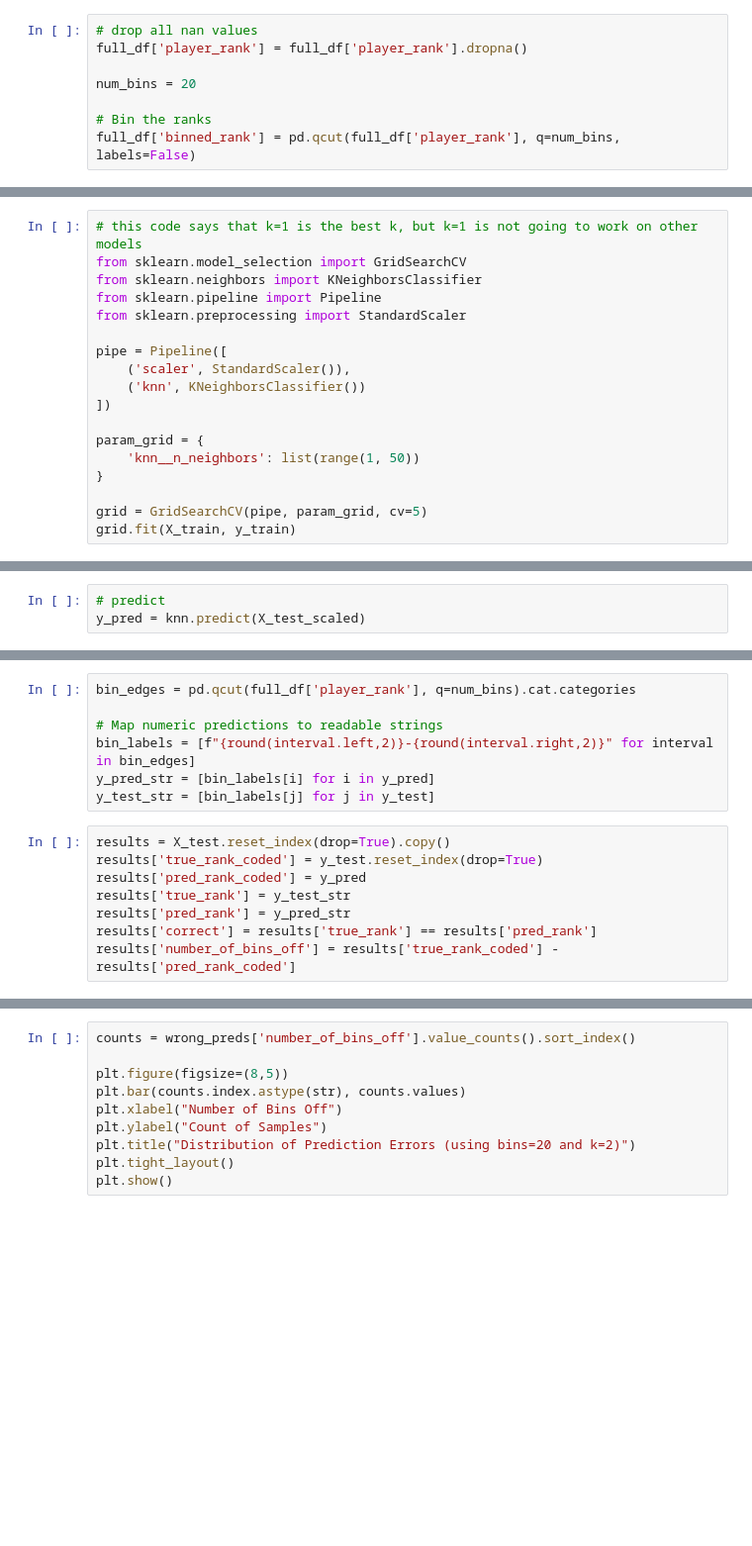
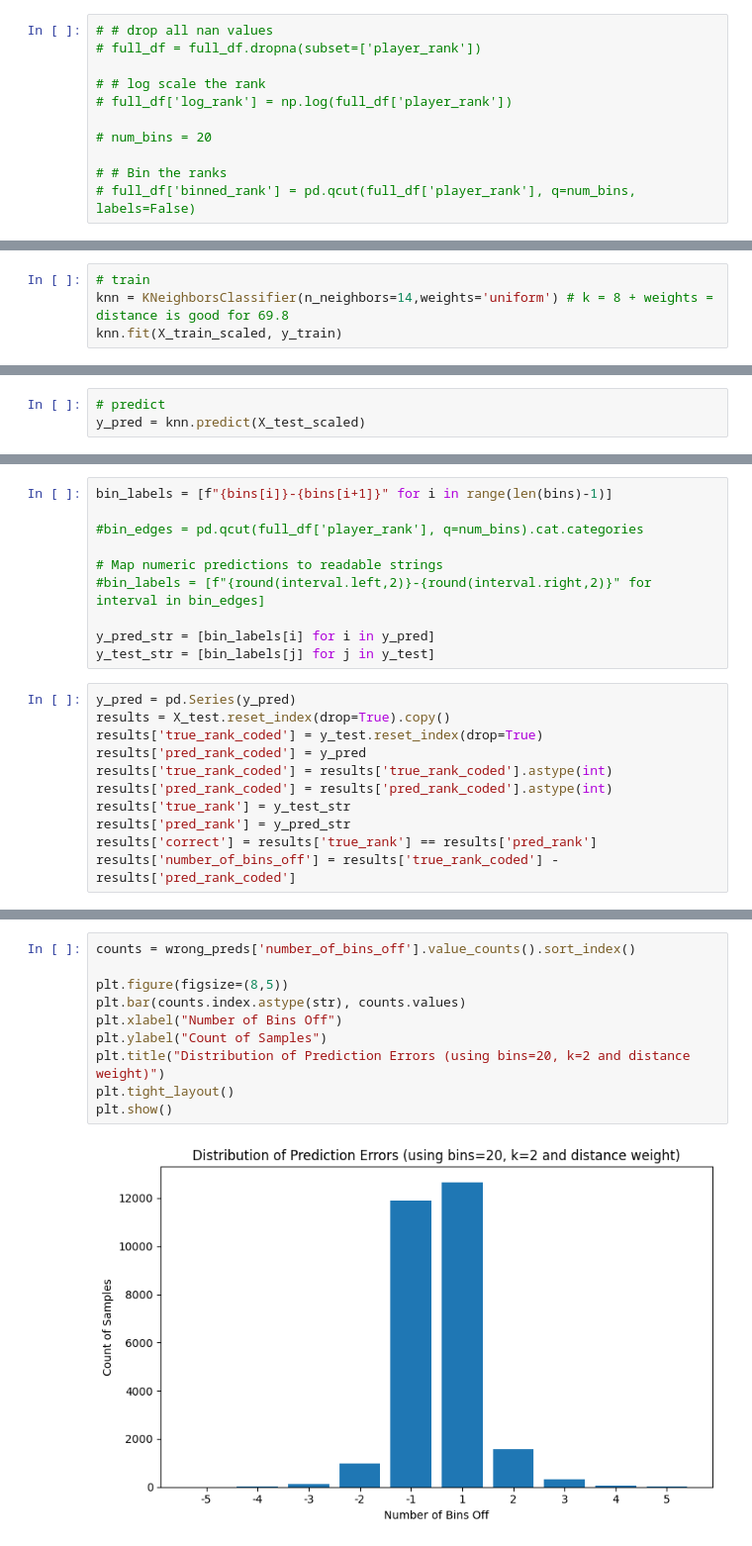
Before and after one commit to GolbertCeitaPages/CMI-DataScience-Project, a Jupyter notebook: preprocessing_knn_classifier.ipynb, the cells around one changed output, grey strips where cells are left out. Shown at 99% size. Saved outputs shown, nothing was run; the diff lists cells and outputs as text; blank space fills up the shorter version.

Commit message:
analysis and optimisation of knn models

```diff
--- a/preprocessing_knn_classifier.ipynb
+++ b/preprocessing_knn_classifier.ipynb
@@ -77,8 +95,11 @@ selected_features = ['surface',
 # %%
-# drop all nan values
-full_df['player_rank'] = full_df['player_rank'].dropna()
+# # drop all nan values
+# full_df = full_df.dropna(subset=['player_rank'])
 
-num_bins = 20
+# # log scale the rank
+# full_df['log_rank'] = np.log(full_df['player_rank'])
 
-# Bin the ranks
-full_df['binned_rank'] = pd.qcut(full_df['player_rank'], q=num_bins, labels=False)
+# num_bins = 20
+
+# # Bin the ranks
+# full_df['binned_rank'] = pd.qcut(full_df['player_rank'], q=num_bins, labels=False)
@@ -119,18 +210,4 @@ knn.fit(X_train_scaled, y_train)
 # %%
-# this code says that k=1 is the best k, but k=1 is not going to work on other models
-from sklearn.model_selection import GridSearchCV
-from sklearn.neighbors import KNeighborsClassifier
-from sklearn.pipeline import Pipeline
-from sklearn.preprocessing import StandardScaler
-
-pipe = Pipeline([
-    ('scaler', StandardScaler()),
-    ('knn', KNeighborsClassifier())
-])
-
-param_grid = {
-    'knn__n_neighbors': list(range(1, 50))
-}
-
-grid = GridSearchCV(pipe, param_grid, cv=5)
-grid.fit(X_train, y_train)
+# train
+knn = KNeighborsClassifier(n_neighbors=14,weights='uniform') # k = 8 + weights = distance is good for 69.8
+knn.fit(X_train_scaled, y_train)
@@ -156,14 +247,20 @@ print(f"Test accuracy: {test_score:.4f}")
 # %%
-bin_edges = pd.qcut(full_df['player_rank'], q=num_bins).cat.categories
+bin_labels = [f"{bins[i]}-{bins[i+1]}" for i in range(len(bins)-1)]
+
+#bin_edges = pd.qcut(full_df['player_rank'], q=num_bins).cat.categories
 
 # Map numeric predictions to readable strings
-bin_labels = [f"{round(interval.left,2)}-{round(interval.right,2)}" for interval in bin_edges]
+#bin_labels = [f"{round(interval.left,2)}-{round(interval.right,2)}" for interval in bin_edges]
+
 y_pred_str = [bin_labels[i] for i in y_pred]
 y_test_str = [bin_labels[j] for j in y_test]
 # %%
+y_pred = pd.Series(y_pred)
 results = X_test.reset_index(drop=True).copy()
 results['true_rank_coded'] = y_test.reset_index(drop=True)
 results['pred_rank_coded'] = y_pred
+results['true_rank_coded'] = results['true_rank_coded'].astype(int)
+results['pred_rank_coded'] = results['pred_rank_coded'].astype(int)
 results['true_rank'] = y_test_str
 results['pred_rank'] = y_pred_str
 results['correct'] = results['true_rank'] == results['pred_rank']
@@ -173,13 +274,15 @@ wrong_preds = results[results['correct'] == False]
 # %%
 counts = wrong_preds['number_of_bins_off'].value_counts().sort_index()
 
 plt.figure(figsize=(8,5))
 plt.bar(counts.index.astype(str), counts.values)
 plt.xlabel("Number of Bins Off")
 plt.ylabel("Count of Samples")
-plt.title("Distribution of Prediction Errors (using bins=20 and k=2)")
+plt.title("Distribution of Prediction Errors (using bins=20, k=2 and distance weight)")
 plt.tight_layout()
 plt.show()
+# %% [output]
+[figure, added]
 # %%
 cm = confusion_matrix(y_test, y_pred)
 
```
Also changed, not shown: parts of 17 cells of this notebook, 4 other files.
